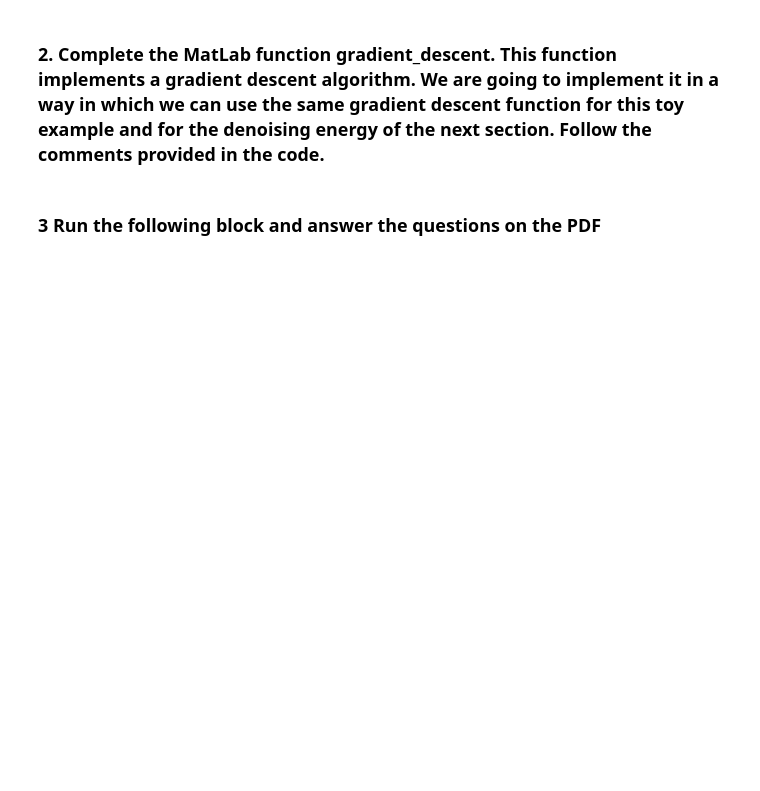
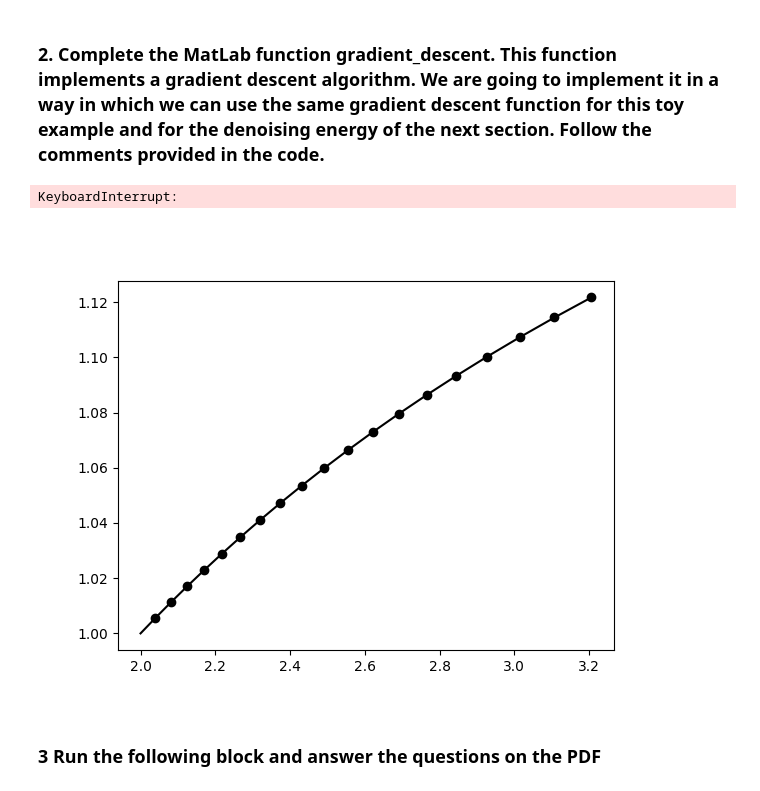
Before and after one commit to albert-santos01/Optimization, a Jupyter notebook: Lab2/jupyter/Gradient_and_Image_Denoising.ipynb, the cells around one changed output. Cells and saved outputs as stored; diff of their text form; code cells hidden in the pictures; blank space fills up the shorter version.

```diff
--- a/Lab2/jupyter/Gradient_and_Image_Denoising.ipynb
+++ b/Lab2/jupyter/Gradient_and_Image_Denoising.ipynb
@@ -43,4 +43,5 @@ def toy_fun(x: np.matrix):
     :return y: value of the function at point x
     """
     # TODO: Compute the function
-    return 0.0
+    toy_fun = (1/1000)*(x[0]**4 + x[1]**4 - 80*x[0]**2 -60*x[1]**2 + 100*x[0]+50*x[1]+1)
+    return toy_fun
@@ -48,0 +48,3 @@ toy_fun([100,2])
+# %%
+x=[100,1]
+toy_fun(x)
@@ -98,6 +102,7 @@ def toy_gradient(x: np.matrix):
     :return grad: 2x1 matrix: gradient of the toy function at point x
     """
     # TODO: Compute the gradient of the toy function (must be calculated by hand)
-    return np.matrix([])
+    grad = np.matrix([4*x[0,0]**3 -160*x[0,0]+100, 4*x[1,0]**3-120*x[1,0]**2+50]).T
+    return grad
 # %%
 x = np.matrix([[1,2]]).T
@@ -142,11 +154,11 @@ def gradient_descent(callback,
         previous_value = current_value
 
         # TODO: Run the gradient descent
-        gf = np.matrix([])
+        gf = callback(current_value, **callback_params)
 
         # TODO: Update the current value and norm value of gradient
-        current_value = np.matrix([])
-        current_norm_value = np.matrix([])
+        current_value = current_value - step_size*gf
+        current_norm_value = np.linalg.norm(gf)
         print("{} of {} -> tolerance: {}".format(current_iteration, max_iterations, current_norm_value))
 
         # Plot current position! Just for visualization purposes
@@ -164,6 +176,11 @@ def gradient_descent(callback,
         current_iteration += 1
 
     return current_value
+# %%
+gradient_descent(toy_gradient, {}, np.matrix([[1,2]]).T, 0.0001, 100, 0.0001)
+# %% [output]
+KeyboardInterrupt:
+[figure, added]
 # %% [markdown]
 ### **3 Run the following block and answer the questions on the PDF**
 # %%
```
Also changed, not shown: parts of 9 cells of this notebook.
